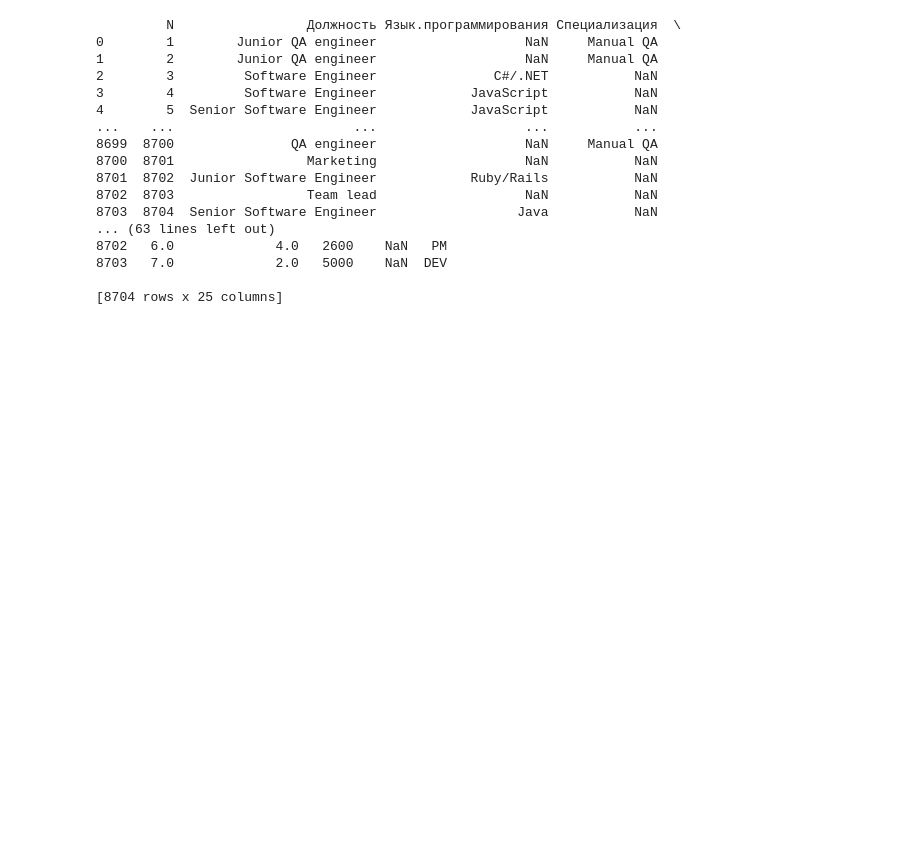
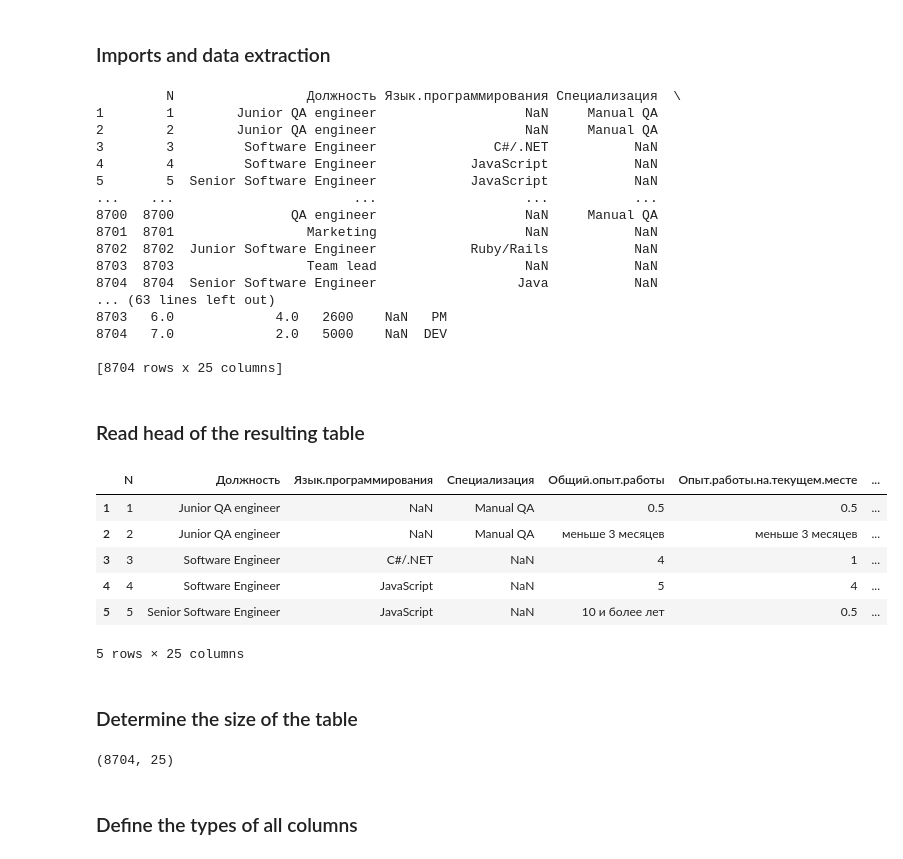
Before and after one commit to Matajur/Python-Data, a Jupyter notebook: homework_02/Hw2.2.ipynb, the cells around one changed output. Saved outputs shown, nothing was run; the diff lists cells and outputs as text; code cells hidden in the pictures; blank space fills up the shorter version.

```diff
--- a/homework_02/Hw2.2.ipynb
+++ b/homework_02/Hw2.2.ipynb
@@ -1,3 +1,5 @@
+# %% [markdown]
+### Imports and data extraction
 # %%
 import matplotlib.pyplot as plt
 import numpy as np
@@ -5,26 +7,46 @@ import pandas as pd
 
 URL = "https://drive.google.com/file/d/1JMYqXipZpz9Y5-vyxvLEO2Y1sRBxqu-U/view"
 URL = "https://drive.google.com/uc?id=" + URL.split("/")[-2]
-# pd.set_option("display.precision", 1)
+pd.set_option("display.precision", 2)
 tmp = pd.read_csv(URL)
 df = tmp
-# df.index += 1
+df.index += 1
 print(df)
 # %% [output]
          N                 Должность Язык.программирования Специализация  \
-0        1        Junior QA engineer                   NaN     Manual QA
-1        2        Junior QA engineer                   NaN     Manual QA
-2        3         Software Engineer               C#/.NET           NaN
-3        4         Software Engineer            JavaScript           NaN
-4        5  Senior Software Engineer            JavaScript           NaN
+1        1        Junior QA engineer                   NaN     Manual QA
+2        2        Junior QA engineer                   NaN     Manual QA
+3        3         Software Engineer               C#/.NET           NaN
+4        4         Software Engineer            JavaScript           NaN
+5        5  Senior Software Engineer            JavaScript           NaN
 ...    ...                       ...                   ...           ...
-8699  8700               QA engineer                   NaN     Manual QA
-8700  8701                 Marketing                   NaN           NaN
-8701  8702  Junior Software Engineer            Ruby/Rails           NaN
-8702  8703                 Team lead                   NaN           NaN
-8703  8704  Senior Software Engineer                  Java           NaN
+8700  8700               QA engineer                   NaN     Manual QA
+8701  8701                 Marketing                   NaN           NaN
+8702  8702  Junior Software Engineer            Ruby/Rails           NaN
+8703  8703                 Team lead                   NaN           NaN
+8704  8704  Senior Software Engineer                  Java           NaN
 ... (63 lines left out)
-8702   6.0             4.0   2600    NaN   PM
-8703   7.0             2.0   5000    NaN  DEV
+8703   6.0             4.0   2600    NaN   PM
+8704   7.0             2.0   5000    NaN  DEV
 
 [8704 rows x 25 columns]
+# %% [markdown]
+### Read head of the resulting table
+# %%
+df.head()
+# %% [output]
+|  | N | Должность | Язык.программирования | Специализация | Общий.опыт.работы | Опыт.работы.на.текущем.месте | ... |
+| 1 | 1 | Junior QA engineer | NaN | Manual QA | 0.5 | 0.5 | ... |
+| 2 | 2 | Junior QA engineer | NaN | Manual QA | меньше 3 месяцев | меньше 3 месяцев | ... |
+| 3 | 3 | Software Engineer | C#/.NET | NaN | 4 | 1 | ... |
+| 4 | 4 | Software Engineer | JavaScript | NaN | 5 | 4 | ... |
+| 5 | 5 | Senior Software Engineer | JavaScript | NaN | 10 и более лет | 0.5 | ... |
+5 rows × 25 columns
+# %% [markdown]
+### Determine the size of the table
+# %%
+df.shape
+# %% [output]
+(8704, 25)
+# %% [markdown]
+###  Define the types of all columns
```
Also changed, not shown: parts of 25 cells of this notebook, 1 other file.
